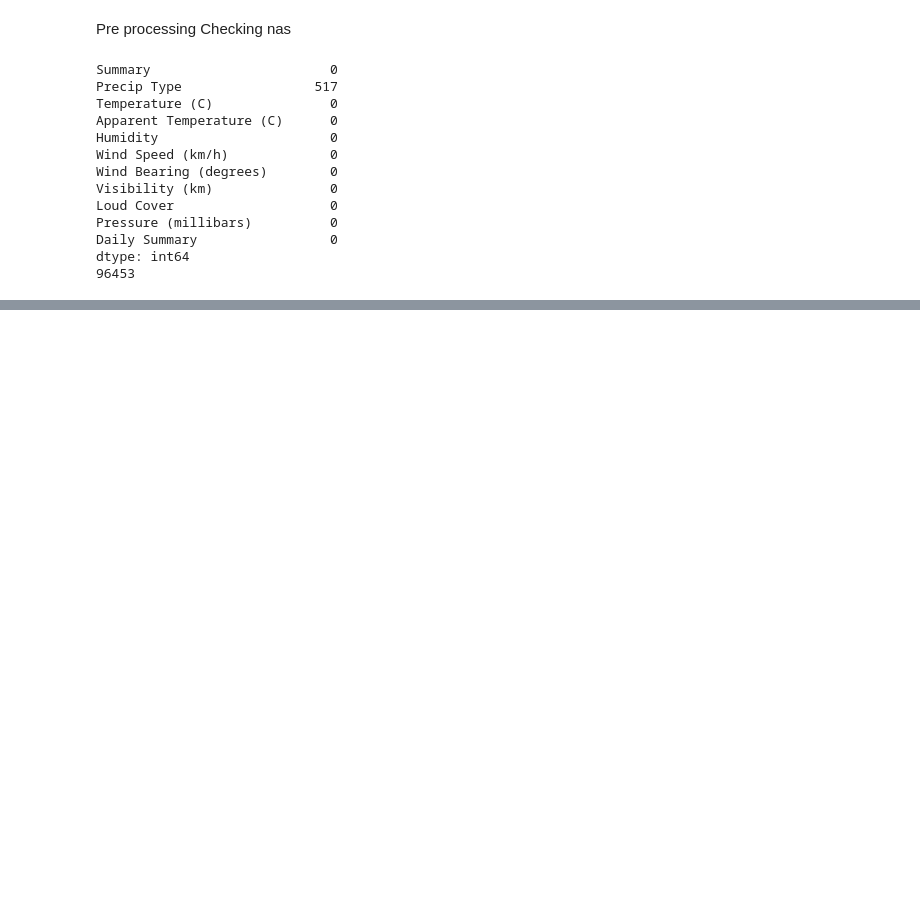
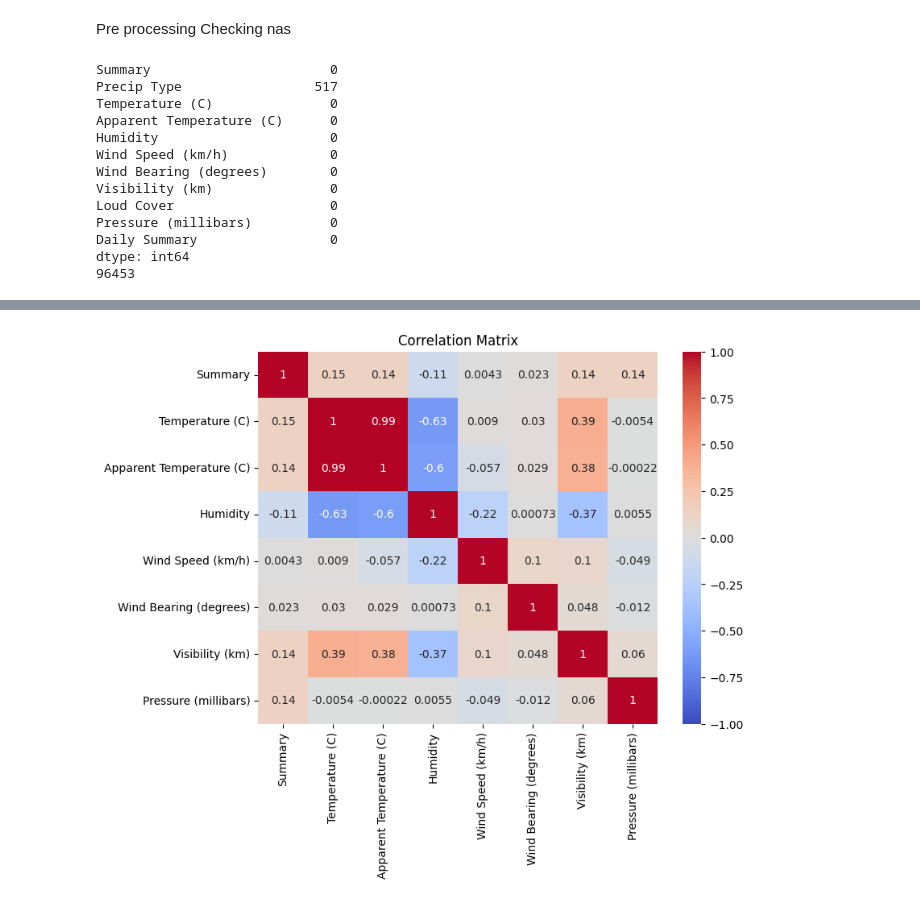
Before and after one commit to tahacmv/WeatherForecasting, a Jupyter notebook: Weather_forecasting.ipynb, the cells around one changed output, grey strips where cells are left out. Saved outputs shown, nothing was run; the diff lists cells and outputs as text; code cells hidden in the pictures; blank space fills up the shorter version.

Commit message:
data Preprocessing

```diff
--- a/Weather_forecasting.ipynb
+++ b/Weather_forecasting.ipynb
@@ -60,3 +60,14 @@ Pressure (millibars)          0
 Daily Summary                 0
 dtype: int64
 96453
+# %%
+from sklearn.preprocessing import LabelEncoder
+
+#Initiate the labelEncoder
+label_encoder = LabelEncoder()
+
+#Fit and transform the data
+df['Summary'] = label_encoder.fit_transform(df['Summary'])
+
+#Since summary and Daily summary are the same
+df.drop('Daily Summary', axis=1, inplace=True)
@@ -62,0 +87,16 @@ dtype: int64
+# %%
+df.drop('Loud Cover', axis=1, inplace=True)
+# %%
+import seaborn as sns
+import matplotlib.pyplot as plt
+
+# Calculate the correlation matrix
+correlation_matrix = df.corr()
+
+# Create a heatmap
+plt.figure(figsize=(8, 6))
+sns.heatmap(correlation_matrix, annot=True, cmap='coolwarm', vmin=-1, vmax=1)
+plt.title('Correlation Matrix')
+plt.show()
+# %% [output]
+[figure, added]
```
Also changed, not shown: parts of 2 cells of this notebook.
